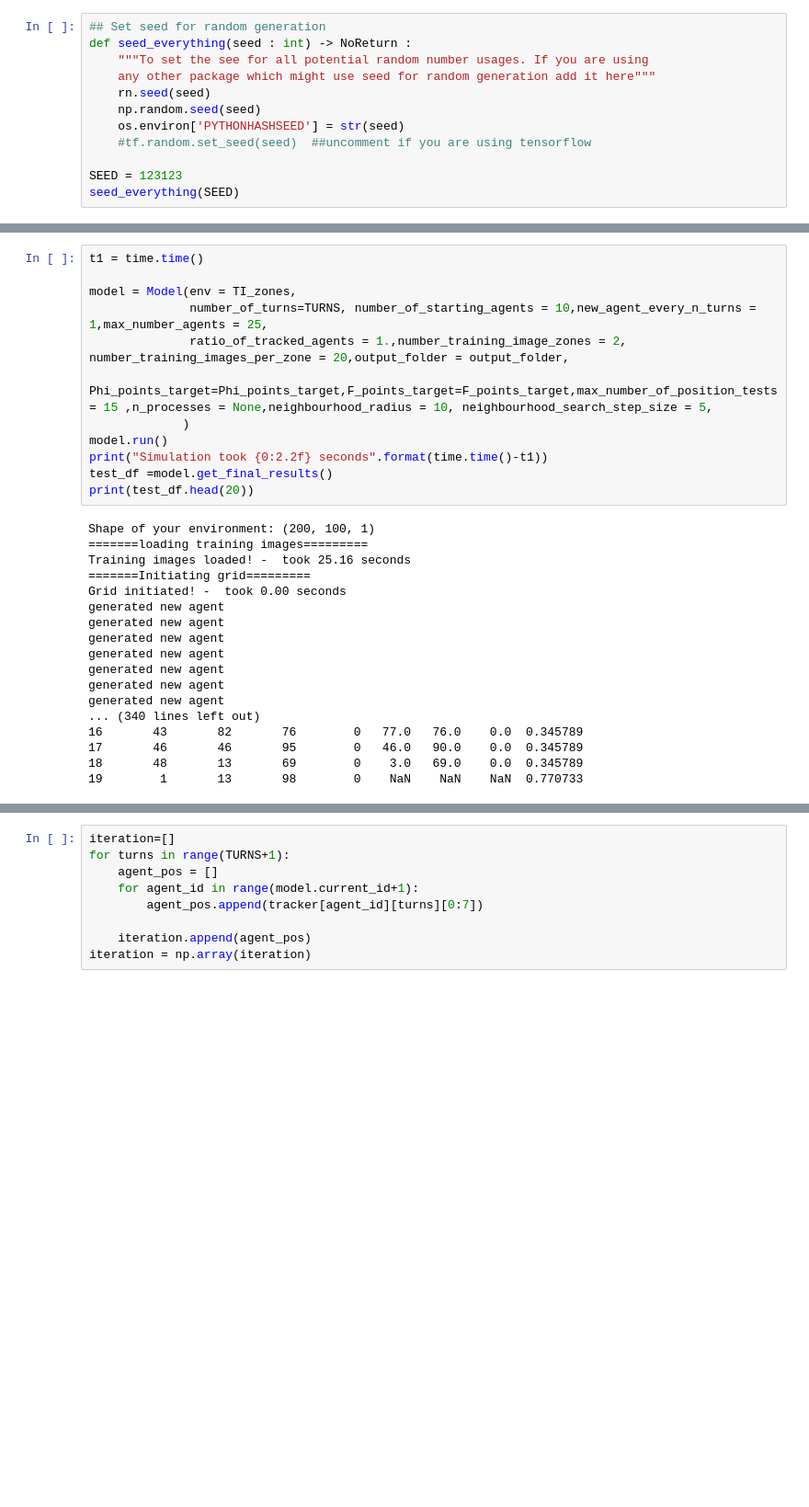
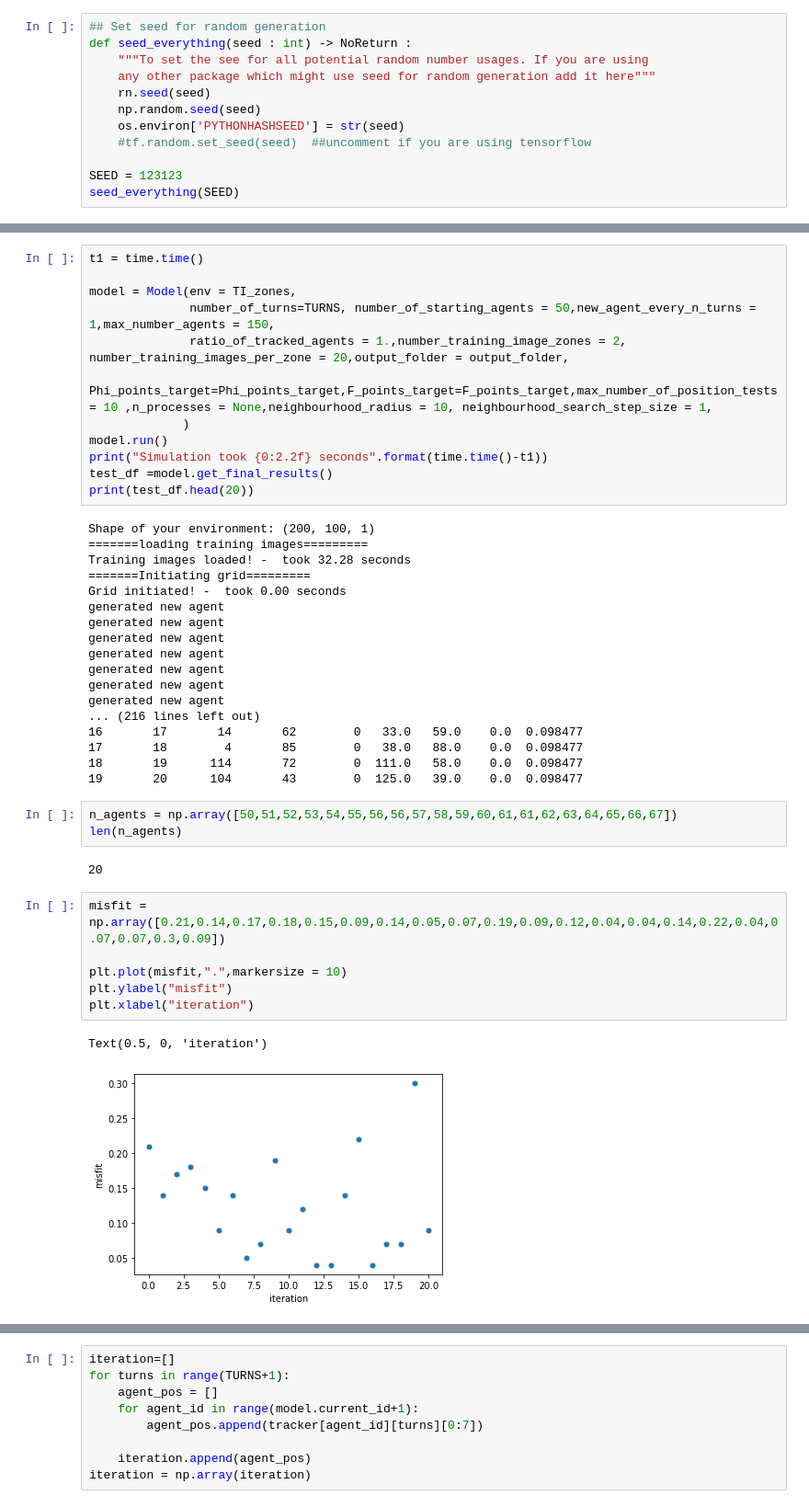
Before and after one commit to BastianSteffens/ABRM_functions, a Jupyter notebook: abm/init_ABRM.ipynb, the cells around one changed output, grey strips where cells are left out. Shown at 92% size. Saved outputs shown, nothing was run; the diff lists cells and outputs as text; blank space fills up the shorter version.

```diff
--- a/abm/init_ABRM.ipynb
+++ b/abm/init_ABRM.ipynb
@@ -96,9 +97,9 @@ output_folder = str(datetime.datetime.today().replace(microsecond= 0, second = 0
 t1 = time.time()
 
 model = Model(env = TI_zones,
-              number_of_turns=TURNS, number_of_starting_agents = 10,new_agent_every_n_turns = 1,max_number_agents = 25,
+              number_of_turns=TURNS, number_of_starting_agents = 50,new_agent_every_n_turns = 1,max_number_agents = 150,
               ratio_of_tracked_agents = 1.,number_training_image_zones = 2, number_training_images_per_zone = 20,output_folder = output_folder,
-              Phi_points_target=Phi_points_target,F_points_target=F_points_target,max_number_of_position_tests = 15 ,n_processes = None,neighbourhood_radius = 10, neighbourhood_search_step_size = 5,
+              Phi_points_target=Phi_points_target,F_points_target=F_points_target,max_number_of_position_tests = 10 ,n_processes = None,neighbourhood_radius = 10, neighbourhood_search_step_size = 1,
              )
 model.run()
 print("Simulation took {0:2.2f} seconds".format(time.time()-t1))
@@ -107,7 +108,7 @@ print(test_df.head(20))
 # %% [output]
 Shape of your environment: (200, 100, 1)
 =======loading training images=========
-Training images loaded! -  took 25.16 seconds
+Training images loaded! -  took 32.28 seconds
 =======Initiating grid=========
 Grid initiated! -  took 0.00 seconds
 generated new agent
@@ -117,8 +118,22 @@ generated new agent
 generated new agent
 generated new agent
 generated new agent
-... (340 lines left out)
-16       43       82       76        0   77.0   76.0    0.0  0.345789
-17       46       46       95        0   46.0   90.0    0.0  0.345789
-18       48       13       69        0    3.0   69.0    0.0  0.345789
-19        1       13       98        0    NaN    NaN    NaN  0.770733
+... (216 lines left out)
+16       17       14       62        0   33.0   59.0    0.0  0.098477
+17       18        4       85        0   38.0   88.0    0.0  0.098477
+18       19      114       72        0  111.0   58.0    0.0  0.098477
+19       20      104       43        0  125.0   39.0    0.0  0.098477
+# %%
+n_agents = np.array([50,51,52,53,54,55,56,56,57,58,59,60,61,61,62,63,64,65,66,67])
+len(n_agents)
+# %% [output]
+20
+# %%
+misfit = np.array([0.21,0.14,0.17,0.18,0.15,0.09,0.14,0.05,0.07,0.19,0.09,0.12,0.04,0.04,0.14,0.22,0.04,0.07,0.07,0.3,0.09])
+
+plt.plot(misfit,".",markersize = 10)
+plt.ylabel("misfit")
+plt.xlabel("iteration")
+# %% [output]
+Text(0.5, 0, 'iteration')
+[figure, added]
```
Also changed, not shown: parts of 16 cells of this notebook, 11 other files.
